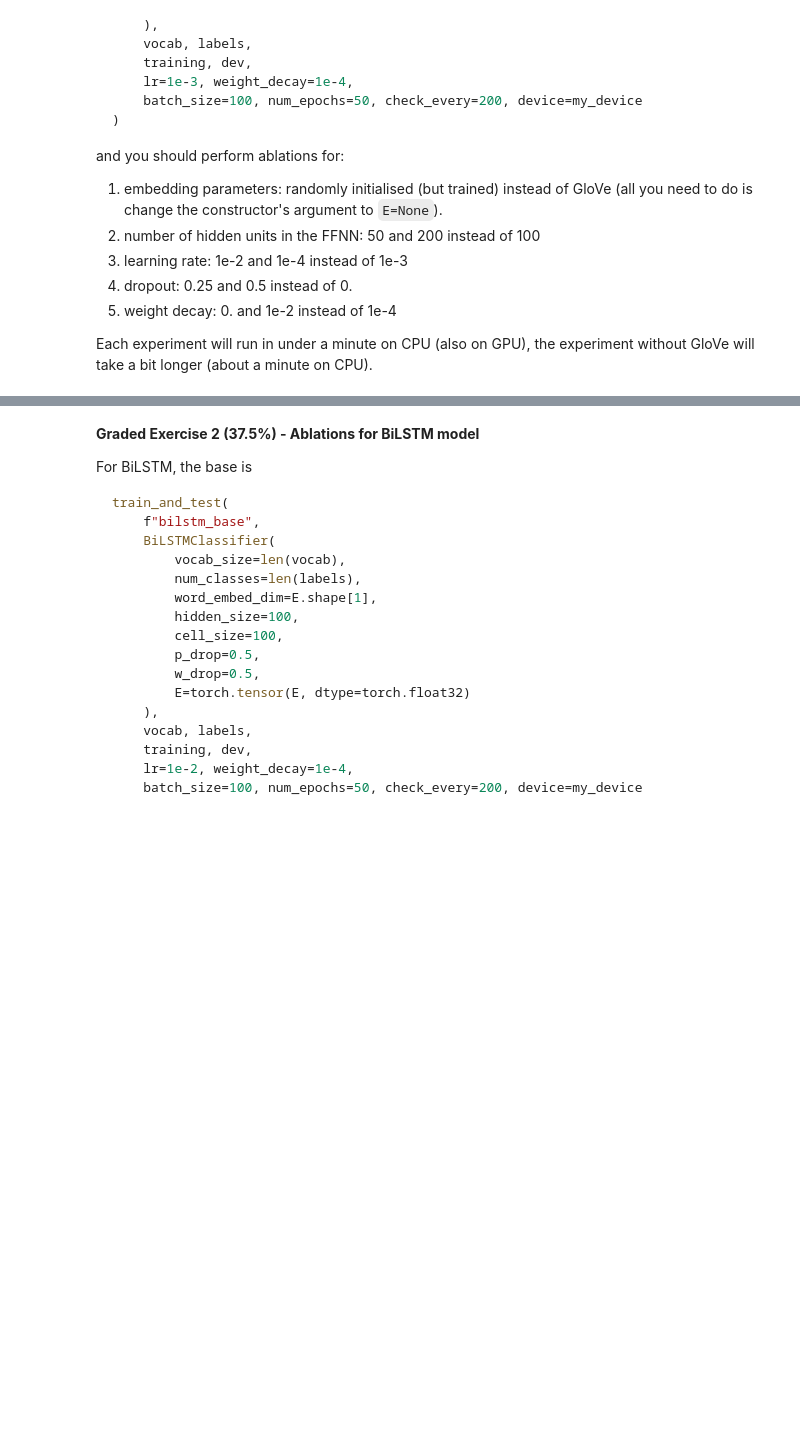
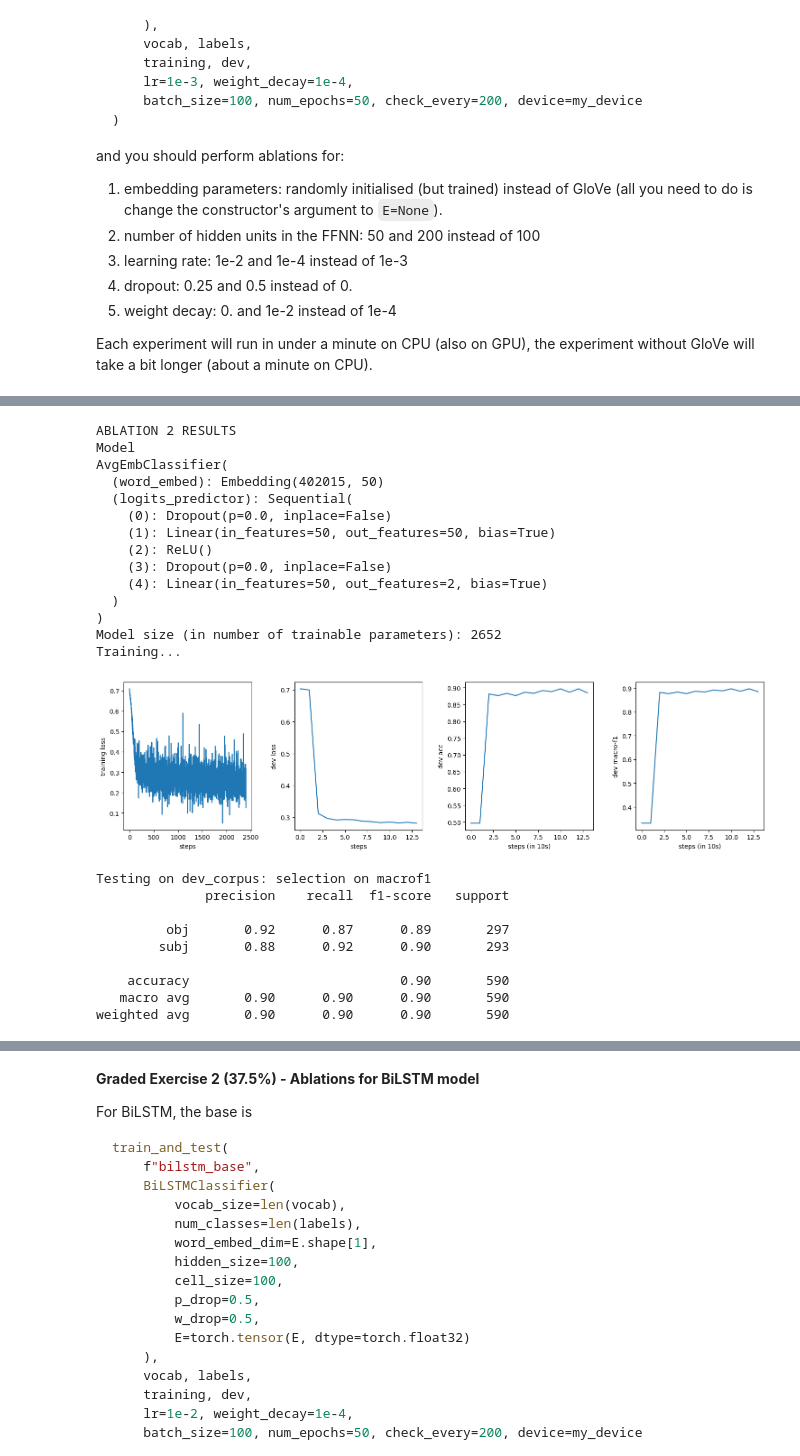
Before and after one commit to gijsmeuleman/ml_ops_uva, a Jupyter notebook: T3.ipynb, the cells around one changed output, grey strips where cells are left out. Drawn from its saved outputs; the diff is of its cells as text; code cells hidden in the pictures; blank space fills up the shorter version.

```diff
--- a/T3.ipynb
+++ b/T3.ipynb
@@ -2204,0 +2466,45 @@ Each experiment will run in under a minute on CPU (also on GPU), the experiment
+# %%
+# ABLATION 2
+
+print("ABLATION 2 RESULTS")
+
+train_and_test(
+    "avgemb_base",
+    AvgEmbClassifier(
+        vocab_size=len(vocab),
+        num_classes=len(labels),
+        word_embed_dim=E.shape[1],
+        hidden_size=50,
+        p_drop=0.,
+        E=torch.tensor(E, dtype=torch.float32)
+    ),
+    vocab, labels,
+    training, dev,
+    lr=1e-3, weight_decay=1e-4,
+    batch_size=100, num_epochs=50, check_every=200, device=my_device
+)
+# %% [output]
+ABLATION 2 RESULTS
+Model
+AvgEmbClassifier(
+  (word_embed): Embedding(402015, 50)
+  (logits_predictor): Sequential(
+    (0): Dropout(p=0.0, inplace=False)
+    (1): Linear(in_features=50, out_features=50, bias=True)
+    (2): ReLU()
+    (3): Dropout(p=0.0, inplace=False)
+    (4): Linear(in_features=50, out_features=2, bias=True)
+  )
+)
+Model size (in number of trainable parameters): 2652
+Training...
+[figure, added]
+Testing on dev_corpus: selection on macrof1
+              precision    recall  f1-score   support
+
+         obj       0.92      0.87      0.89       297
+        subj       0.88      0.92      0.90       293
+
+    accuracy                           0.90       590
+   macro avg       0.90      0.90      0.90       590
+weighted avg       0.90      0.90      0.90       590
```
Also changed, not shown: parts of 15 cells of this notebook.
